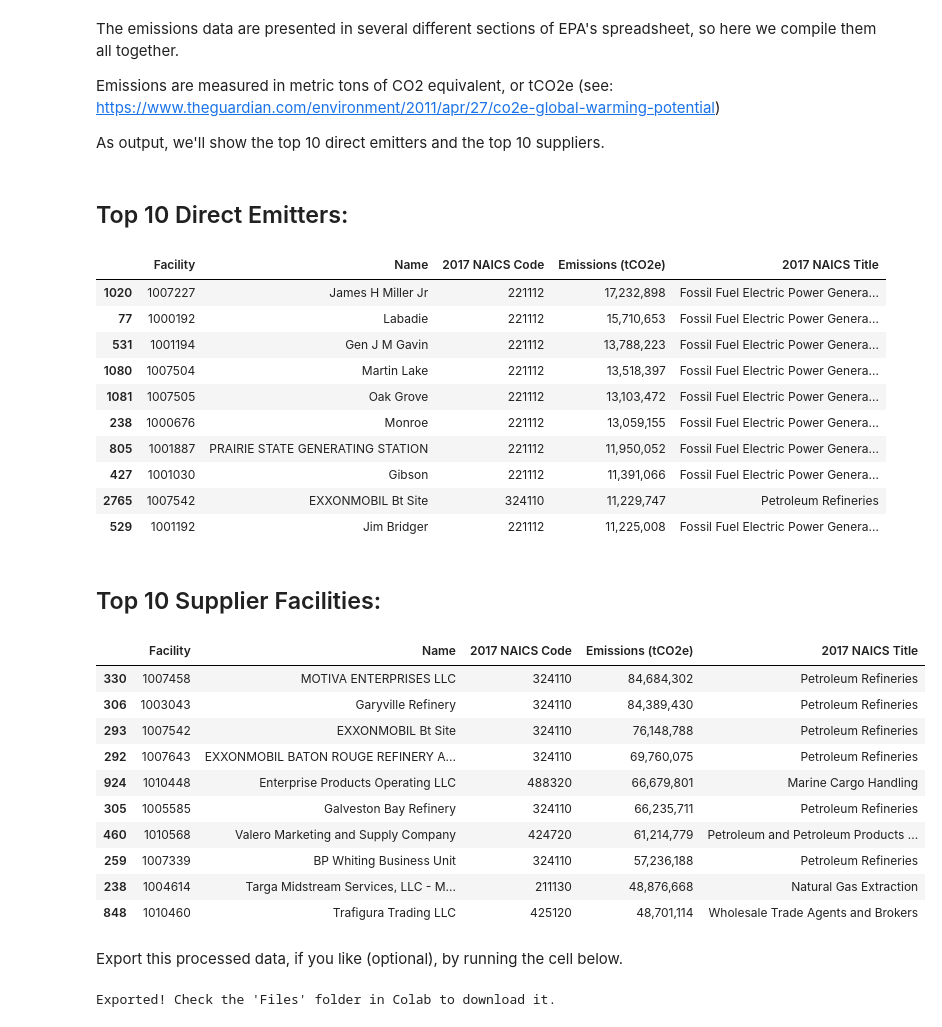
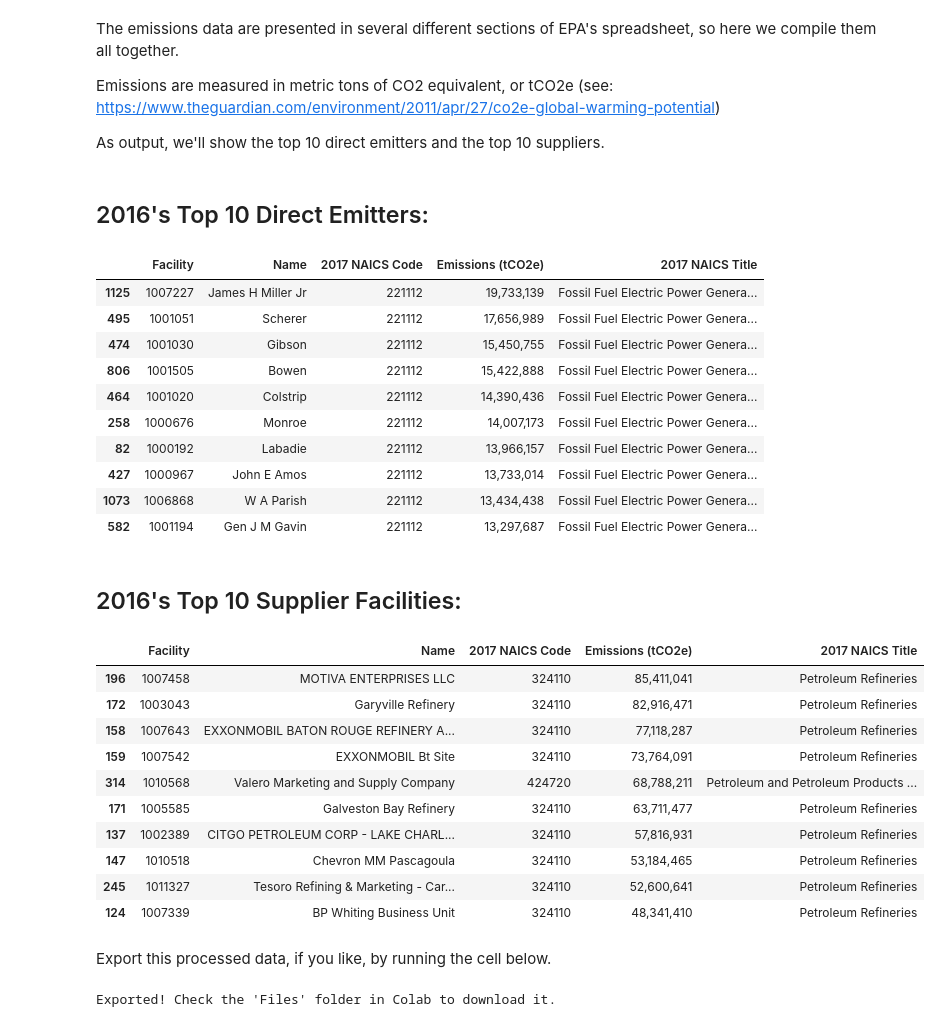
Before and after one commit to edgi-govdata-archiving/ECHO-GHG, a Jupyter notebook: ECHO_GHG.ipynb, the cells around one changed output. Cells and saved outputs as stored; diff of their text form; code cells hidden in the pictures.

```diff
--- a/ECHO_GHG.ipynb
+++ b/ECHO_GHG.ipynb
@@ -67,0 +57,11 @@ Done!
+# %%
+years = ["2016", "2017", "2018", "2019", "2020"]
+
+years_dropdown = widgets.Dropdown(
+  options = years,
+  value = '2020',
+  description='Year:',
+  disabled=False
+)
+
+display(years_dropdown)
@@ -77,7 +77,8 @@ z = zipfile.ZipFile(io.BytesIO(r.content))
 z.extractall("/content")
 
 # We will load in the sheets in the unzipped XLSX file that contain various kinds of direct emissions, from individual facilities and sectors/activities
-ghg_fac = pd.read_excel("/content/ghgp_data_2020.xlsx",
+year = years_dropdown.value
+ghg_fac = pd.read_excel("/content/ghgp_data_"+year+".xlsx",
   skiprows = 1, # skip the first two rows, which are irrelevant
   header = 2, # the third row represents the header
   converters={'Primary NAICS Code':str}, # read the NAICS codes as strings
@@ -124,58 +125,58 @@ emissions_field_names = {
 # Create a new DataFrame to store emissions data compiled from direct emitters
 fac_directemitters_data = pd.DataFrame([], columns=["Facility", "Name", "Primary NAICS Code", "Emissions (tCO2e)"])
 # Do the same for suppliers
 fac_suppliers_data = pd.DataFrame(ghg_fac["Suppliers"])
 
 #Compile emissions data across direct emitters.
 for key in emissions_field_names.keys():
   dump = ghg_fac[key]
   dump = dump[["Facility Id", "Facility Name", "Primary NAICS Code", emissions_field_names[key]]]
   dump = dump.rename(columns={"Facility Id": "Facility", "Facility Name": "Name", "Primary NAICS Code": "2017 NAICS Code", emissions_field_names[key]:"Emissions (tCO2e)"})
   dump["Emissions (tCO2e)"] = pd.to_numeric(dump["Emissions (tCO2e)"])
   fac_directemitters_data= fac_directemitters_data.append(dump)
 
 # Roll up duplicate facility IDs (facilities with e.g. both direct emissions and onshore oil...)
 fac_directemitters_data = fac_directemitters_data.groupby(by=["Facility", "Name", "2017 NAICS Code"]).sum().reset_index() #For presentation purposes, we'll add in the facility name
 #fac_directemitters_data = fac_directemitters_data.groupby(by=["Facility"]).sum() # For analysis purposes, we'll leave the name off...it'll get added back in when we add it to the parent company table
 fac_suppliers_data=fac_suppliers_data.rename(columns={"Facility Id": "Facility", "Facility Name": "Name", "Primary NAICS Code": "2017 NAICS Code"})
 fac_suppliers_data = fac_suppliers_data[["Facility", "Name", "2017 NAICS Code", "Emissions (tCO2e)"]]
 fac_directemitters_data['2017 NAICS Code']=fac_directemitters_data['2017 NAICS Code'].astype(str)
 
 # Look up industry information
 fac_directemitters_data = fac_directemitters_data.merge(naics, on="2017 NAICS Code")
 fac_suppliers_data = fac_suppliers_data.merge(naics, on="2017 NAICS Code")
 
 # Display emitters and suppliers data
-display(HTML("<h2>Top 10 Direct Emitters:</h2>"))
+display(HTML("<h2>"+year+"'s Top 10 Direct Emitters:</h2>"))
 display(fac_directemitters_data.nlargest(10,"Emissions (tCO2e)").style.format({"Emissions (tCO2e)": '{:,.0f}'}))
-display(HTML("<h2>Top 10 Supplier Facilities:</h2>"))
+display(HTML("<h2>"+year+"'s Top 10 Supplier Facilities:</h2>"))
 display(fac_suppliers_data.nlargest(10,"Emissions (tCO2e)").style.format({"Emissions (tCO2e)": '{:,.0f}'}))
 # %% [output]
-Top 10 Direct Emitters:
+2016's Top 10 Direct Emitters:
 |  | Facility | Name | 2017 NAICS Code | Emissions (tCO2e) | 2017 NAICS Title |
-| 1020 | 1007227 | James H Miller Jr | 221112 | 17,232,898 | Fossil Fuel Electric Power Genera... |
-| 77 | 1000192 | Labadie | 221112 | 15,710,653 | Fossil Fuel Electric Power Genera... |
-| 531 | 1001194 | Gen J M Gavin | 221112 | 13,788,223 | Fossil Fuel Electric Power Genera... |
-| 1080 | 1007504 | Martin Lake | 221112 | 13,518,397 | Fossil Fuel Electric Power Genera... |
-| 1081 | 1007505 | Oak Grove | 221112 | 13,103,472 | Fossil Fuel Electric Power Genera... |
-| 238 | 1000676 | Monroe | 221112 | 13,059,155 | Fossil Fuel Electric Power Genera... |
-| 805 | 1001887 | PRAIRIE STATE GENERATING STATION | 221112 | 11,950,052 | Fossil Fuel Electric Power Genera... |
-| 427 | 1001030 | Gibson | 221112 | 11,391,066 | Fossil Fuel Electric Power Genera... |
-| 2765 | 1007542 | EXXONMOBIL Bt Site | 324110 | 11,229,747 | Petroleum Refineries |
-| 529 | 1001192 | Jim Bridger | 221112 | 11,225,008 | Fossil Fuel Electric Power Genera... |
+| 1125 | 1007227 | James H Miller Jr | 221112 | 19,733,139 | Fossil Fuel Electric Power Genera... |
+| 495 | 1001051 | Scherer | 221112 | 17,656,989 | Fossil Fuel Electric Power Genera... |
+| 474 | 1001030 | Gibson | 221112 | 15,450,755 | Fossil Fuel Electric Power Genera... |
+| 806 | 1001505 | Bowen | 221112 | 15,422,888 | Fossil Fuel Electric Power Genera... |
+| 464 | 1001020 | Colstrip | 221112 | 14,390,436 | Fossil Fuel Electric Power Genera... |
+| 258 | 1000676 | Monroe | 221112 | 14,007,173 | Fossil Fuel Electric Power Genera... |
+| 82 | 1000192 | Labadie | 221112 | 13,966,157 | Fossil Fuel Electric Power Genera... |
+| 427 | 1000967 | John E Amos | 221112 | 13,733,014 | Fossil Fuel Electric Power Genera... |
+| 1073 | 1006868 | W A Parish | 221112 | 13,434,438 | Fossil Fuel Electric Power Genera... |
+| 582 | 1001194 | Gen J M Gavin | 221112 | 13,297,687 | Fossil Fuel Electric Power Genera... |
-Top 10 Supplier Facilities:
+2016's Top 10 Supplier Facilities:
 |  | Facility | Name | 2017 NAICS Code | Emissions (tCO2e) | 2017 NAICS Title |
-| 330 | 1007458 | MOTIVA ENTERPRISES LLC | 324110 | 84,684,302 | Petroleum Refineries |
-| 306 | 1003043 | Garyville Refinery | 324110 | 84,389,430 | Petroleum Refineries |
-| 293 | 1007542 | EXXONMOBIL Bt Site | 324110 | 76,148,788 | Petroleum Refineries |
-| 292 | 1007643 | EXXONMOBIL BATON ROUGE REFINERY A... | 324110 | 69,760,075 | Petroleum Refineries |
-| 924 | 1010448 | Enterprise Products Operating LLC | 488320 | 66,679,801 | Marine Cargo Handling |
-| 305 | 1005585 | Galveston Bay Refinery | 324110 | 66,235,711 | Petroleum Refineries |
-| 460 | 1010568 | Valero Marketing and Supply Company | 424720 | 61,214,779 | Petroleum and Petroleum Products ... |
-| 259 | 1007339 | BP Whiting Business Unit | 324110 | 57,236,188 | Petroleum Refineries |
-| 238 | 1004614 | Targa Midstream Services, LLC - M... | 211130 | 48,876,668 | Natural Gas Extraction |
-| 848 | 1010460 | Trafigura Trading LLC | 425120 | 48,701,114 | Wholesale Trade Agents and Brokers |
+| 196 | 1007458 | MOTIVA ENTERPRISES LLC | 324110 | 85,411,041 | Petroleum Refineries |
+| 172 | 1003043 | Garyville Refinery | 324110 | 82,916,471 | Petroleum Refineries |
+| 158 | 1007643 | EXXONMOBIL BATON ROUGE REFINERY A... | 324110 | 77,118,287 | Petroleum Refineries |
+| 159 | 1007542 | EXXONMOBIL Bt Site | 324110 | 73,764,091 | Petroleum Refineries |
+| 314 | 1010568 | Valero Marketing and Supply Company | 424720 | 68,788,211 | Petroleum and Petroleum Products ... |
+| 171 | 1005585 | Galveston Bay Refinery | 324110 | 63,711,477 | Petroleum Refineries |
+| 137 | 1002389 | CITGO PETROLEUM CORP - LAKE CHARL... | 324110 | 57,816,931 | Petroleum Refineries |
+| 147 | 1010518 | Chevron MM Pascagoula | 324110 | 53,184,465 | Petroleum Refineries |
+| 245 | 1011327 | Tesoro Refining & Marketing - Car... | 324110 | 52,600,641 | Petroleum Refineries |
+| 124 | 1007339 | BP Whiting Business Unit | 324110 | 48,341,410 | Petroleum Refineries |
 # %% [markdown]
-Export this processed data, if you like (optional), by running the cell below.
+Export this processed data, if you like, by running the cell below.
 # %%
 if ( fac_directemitters_data is not None):
```
Also changed, not shown: parts of 36 cells of this notebook.
